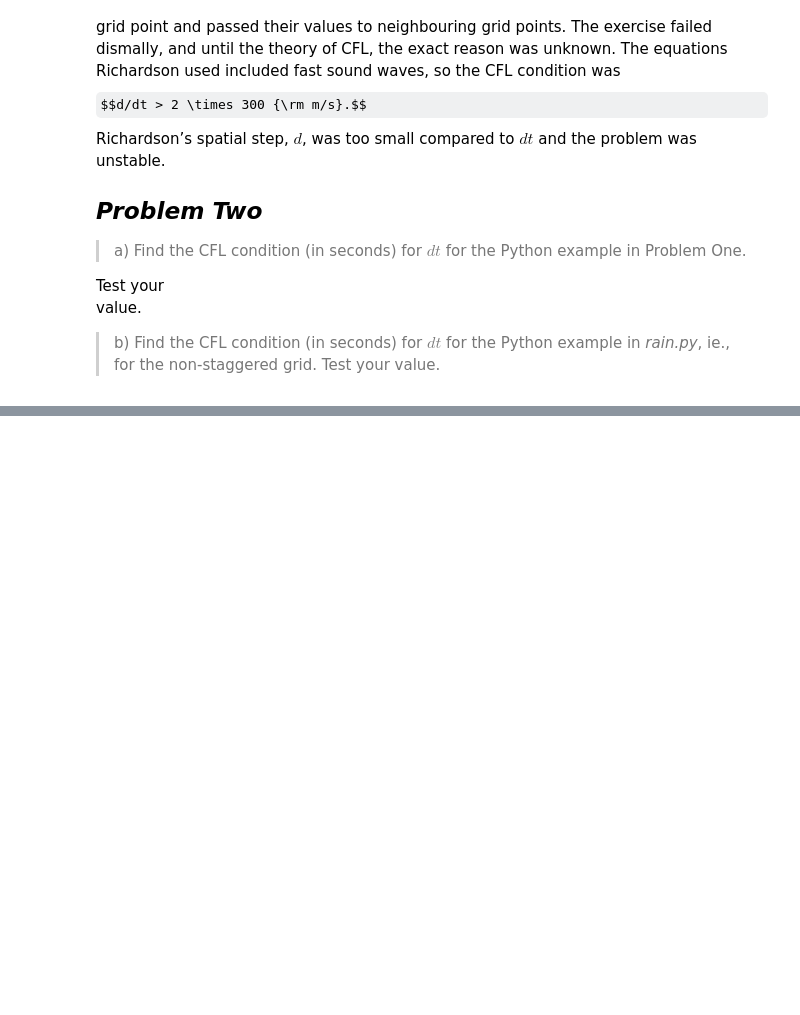
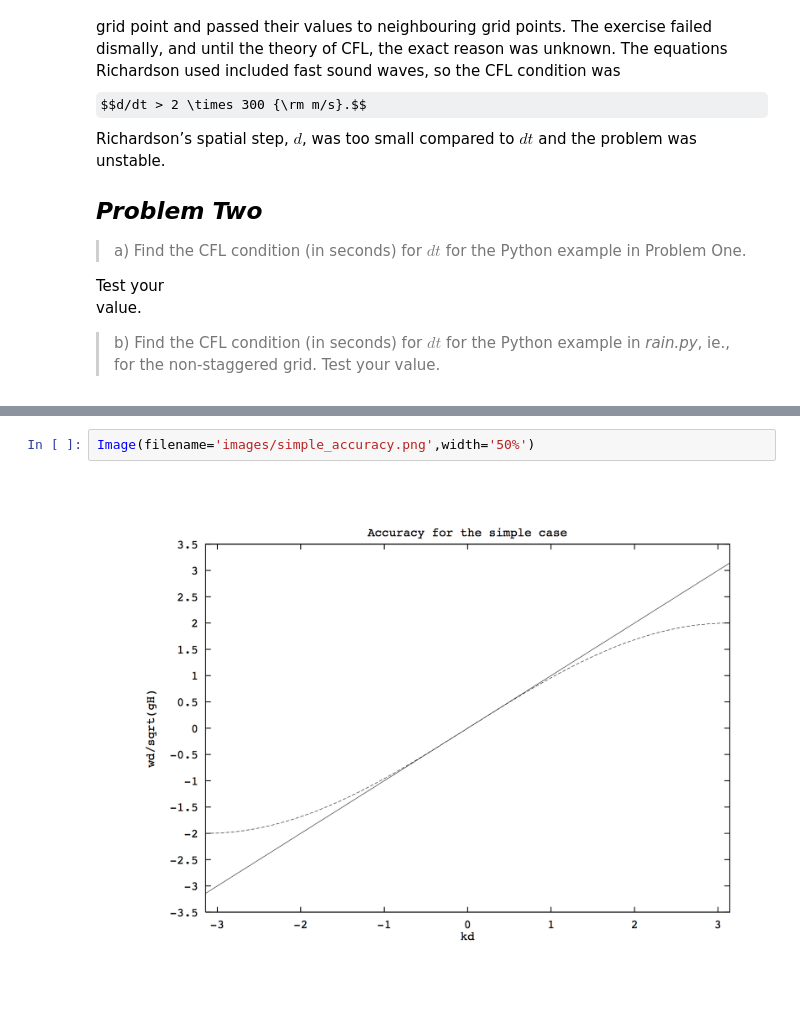
Before and after one commit to tjarnikova/numeric, a Jupyter notebook: lab7/Lab_7.ipynb, the cells around one changed output, grey strips where cells are left out. Saved outputs shown, nothing was run; the diff lists cells and outputs as text; some formulas as TeX source; blank space fills up the shorter version.

```diff
--- a/lab7/Lab_7.ipynb
+++ b/lab7/Lab_7.ipynb
@@ -721,0 +742,4 @@ example in *rain.py*, ie., for the non-staggered grid. Test your value.
+# %%
+Image(filename='images/simple_accuracy.png',width='50%')
+# %% [output]
+[figure, added]
```
Also changed, not shown: parts of 13 cells of this notebook, 1 other file.
